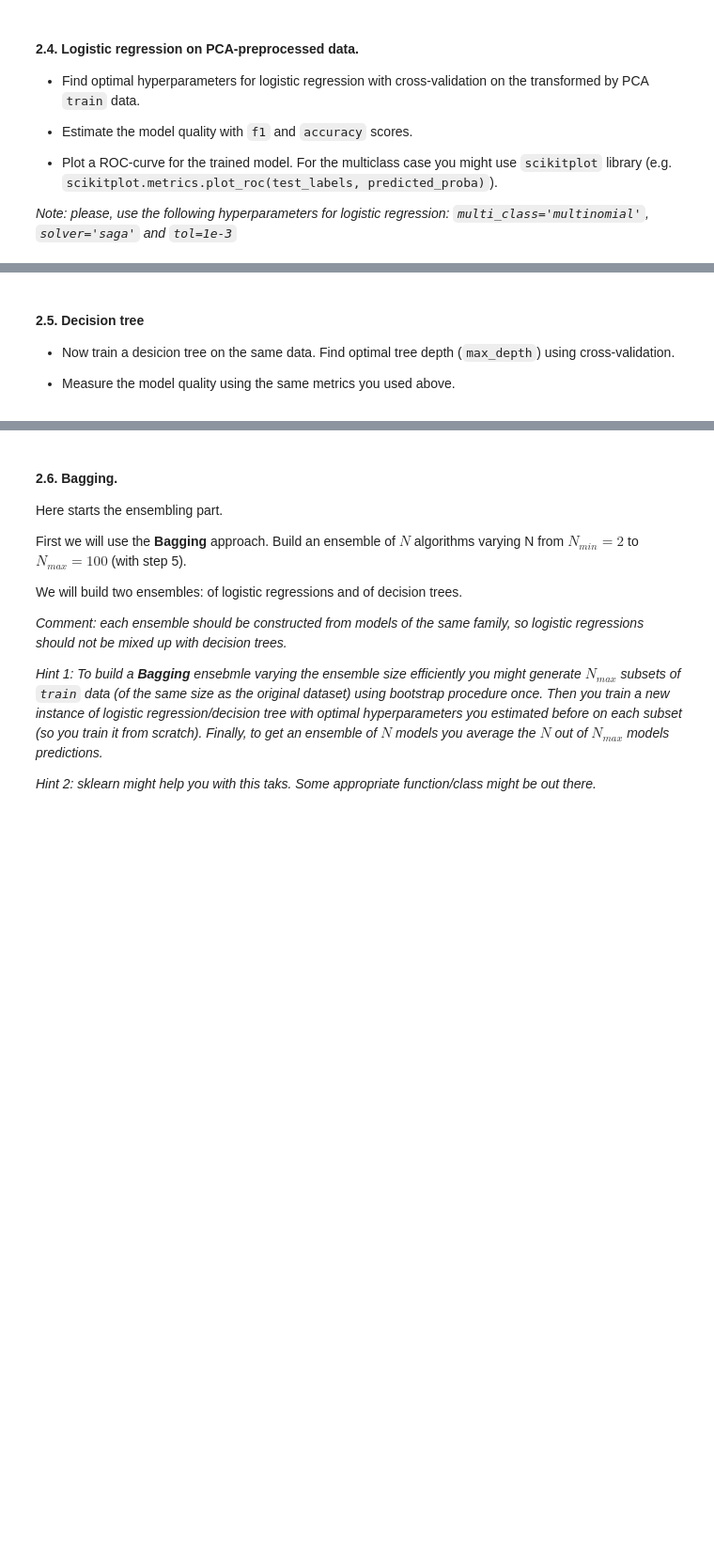
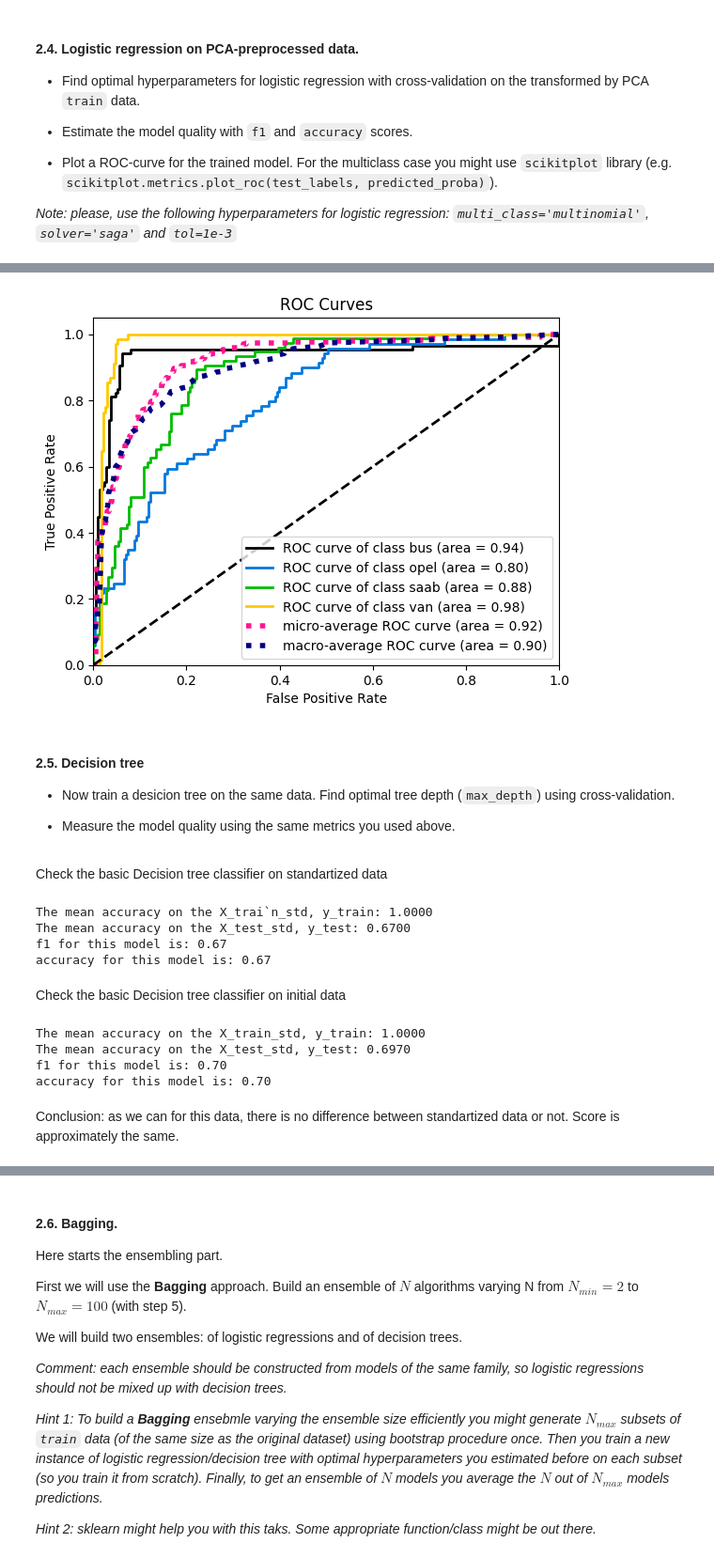
Before and after one commit to KirillStarodubovVR/ml-course, a Jupyter notebook: homeworks_basic/Lab1_ML_pipeline_and_SVM/Lab1_part2_ml_pipeline.ipynb, the cells around one changed output, grey strips where cells are left out. Shown: that part at 94% size. Cells and saved outputs as stored; diff of their text form; code cells hidden in the pictures; blank space fills up the shorter version.

```diff
--- a/homeworks_basic/Lab1_ML_pipeline_and_SVM/Lab1_part2_ml_pipeline.ipynb
+++ b/homeworks_basic/Lab1_ML_pipeline_and_SVM/Lab1_part2_ml_pipeline.ipynb
@@ -216,0 +300,21 @@ plot_roc_curve(y_test, grid.predict_proba(X_test_std), title='ROC Curves')
+# %%
+### YOUR CODE HERE
+# Define the pipeline
+pipe = Pipeline([
+    ('scaler', StandardScaler()),
+    ('pca', PCA()),
+    ('logreg', LogisticRegression())
+    ])
+
+# Define the hyperparameters to search over
+param_grid = {
+    'pca__n_components':[7,8,9,10,11],
+    "logreg__solver": ["saga"],
+    "logreg__C": np.arange(0.01, 100.01, 0.01),
+    "logreg__tol": [1e-3],
+    "logreg__multi_class":['multinomial'],
+    "logreg__random_state":[17]
+    }
+
+grid = GridSearchCV(pipe, param_grid=param_grid, cv=5, n_jobs=-1)
+grid.fit(X_train_pd, y_train)
@@ -216,0 +337,3 @@ plot_roc_curve(y_test, grid.predict_proba(X_test_std), title='ROC Curves')
+# %%
+best_grid=grid.best_estimator_
+best_grid
@@ -217,3 +368,7 @@ plot_roc_curve(y_test, grid.predict_proba(X_test_std), title='ROC Curves')
+# %%
+plot_roc(y_test, best_grid.predict_proba(X_test_pd), title='ROC Curves');
+# %% [output]
+[figure, added]
 # %% [markdown]
 #### 2.5. Decision tree
 * Now train a desicion tree on the same data. Find optimal tree depth (`max_depth`) using cross-validation.
@@ -223,3 +378,37 @@ plot_roc_curve(y_test, grid.predict_proba(X_test_std), title='ROC Curves')
 from sklearn.tree import DecisionTreeClassifier
 
 # YOUR CODE HERE
+# %% [markdown]
+Check the basic Decision tree classifier on standartized data
+# %%
+tree = DecisionTreeClassifier(random_state=17)
+tree.fit(X_train_std, y_train)
+print("The mean accuracy on the X_trai`n_std, y_train: {:.4f}".format(tree.score(X_train_std, y_train)))
+print("The mean accuracy on the X_test_std, y_test: {:.4f}".format(tree.score(X_test_std, y_test)))
+
+y_pred = tree.predict(X_test_std)
+print('f1 for this model is: {:.2f}'.format(f1_score(y_test, y_pred, average='weighted')))
+print('accuracy for this model is: {:.2f}'.format(accuracy_score(y_test, y_pred)))
+# %% [output]
+The mean accuracy on the X_trai`n_std, y_train: 1.0000
+The mean accuracy on the X_test_std, y_test: 0.6700
+f1 for this model is: 0.67
+accuracy for this model is: 0.67
+# %% [markdown]
+Check the basic Decision tree classifier on initial data
+# %%
+tree = DecisionTreeClassifier(random_state=17)
+tree.fit(X_train_pd, y_train)
+print("The mean accuracy on the X_train_std, y_train: {:.4f}".format(tree.score(X_train_pd, y_train)))
+print("The mean accuracy on the X_test_std, y_test: {:.4f}".format(tree.score(X_test_pd, y_test)))
+
+y_pred = tree.predict(X_test_pd)
+print('f1 for this model is: {:.2f}'.format(f1_score(y_test, y_pred, average='weighted')))
+print('accuracy for this model is: {:.2f}'.format(accuracy_score(y_test, y_pred)))
+# %% [output]
+The mean accuracy on the X_train_std, y_train: 1.0000
+The mean accuracy on the X_test_std, y_test: 0.6970
+f1 for this model is: 0.70
+accuracy for this model is: 0.70
+# %% [markdown]
+Conclusion: as we can for this data, there is no difference between standartized data or not. Score is approximately the same.
```
Also changed, not shown: parts of 84 cells of this notebook, 7 other files.
